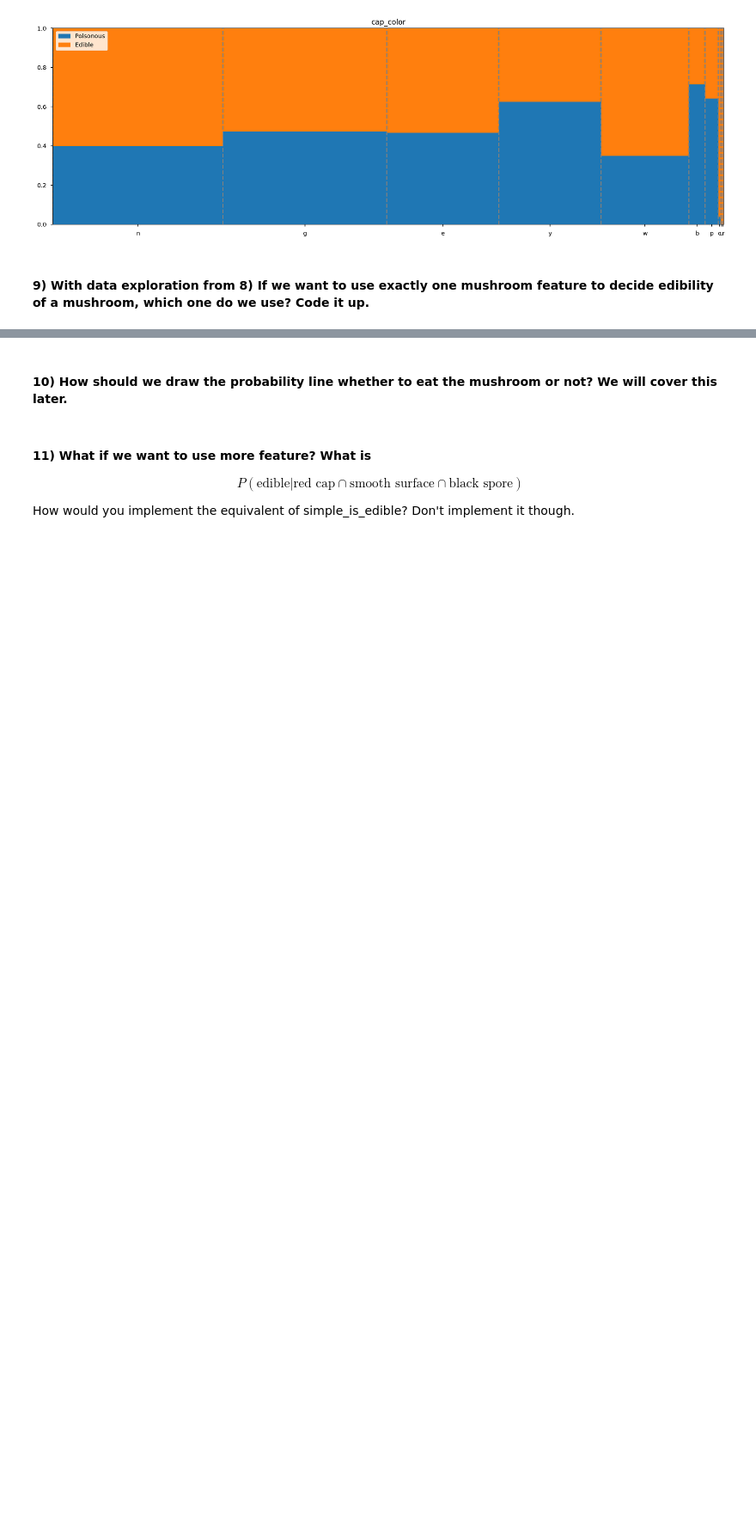
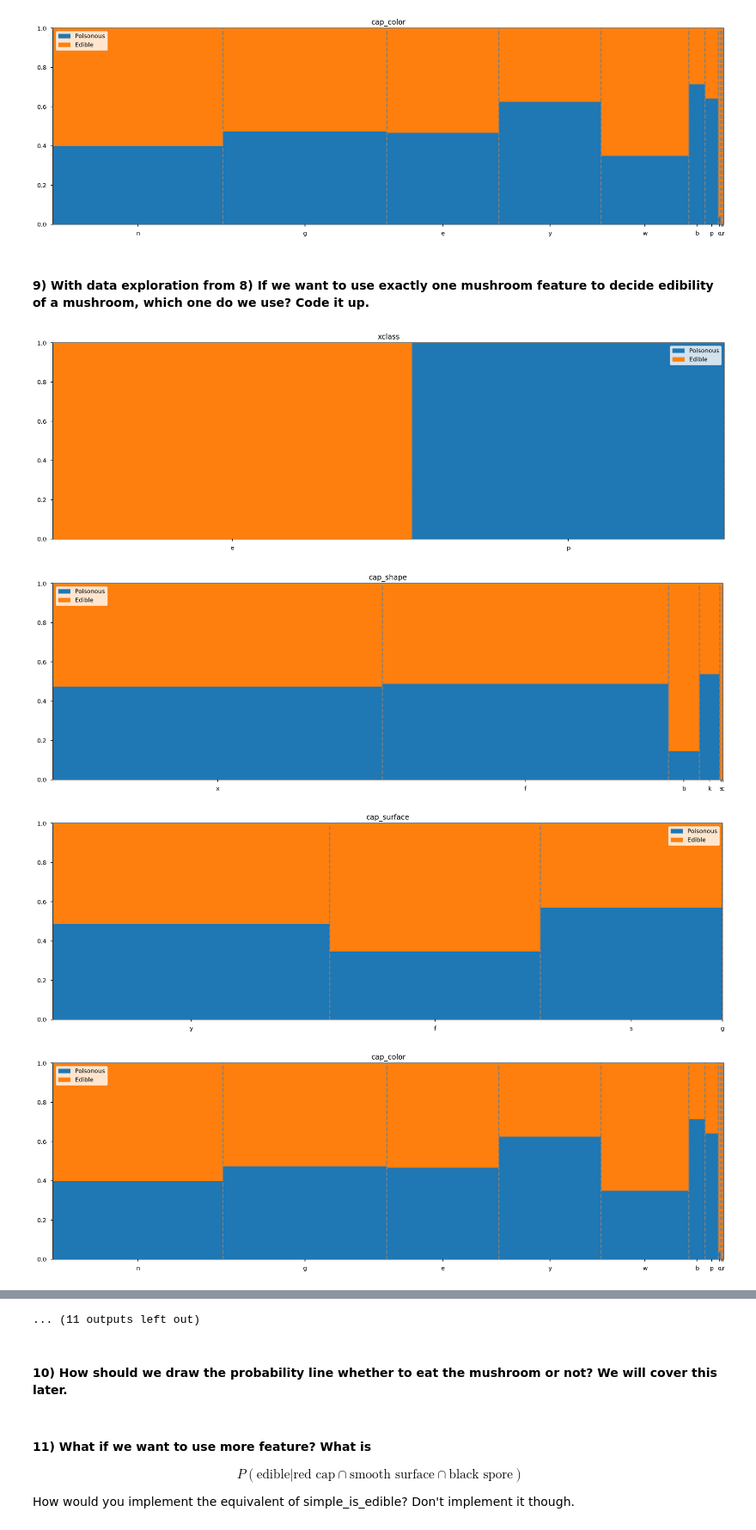
Before and after one commit to muic-pattern-rekt-2018/Exercise1-Bayes, a Jupyter notebook: Exercise01-Bayes.ipynb, the cells around one changed output, grey strips where cells are left out. Shown: that part at 86% size. Saved outputs shown, nothing was run; the diff lists cells and outputs as text; code cells hidden in the pictures; blank space fills up the shorter version.

```diff
--- a/Exercise01-Bayes.ipynb
+++ b/Exercise01-Bayes.ipynb
@@ -199,3 +199,14 @@ prekt.mushroom_plot(df.cap_color, df.xclass, legend_map={'p': 'Poisonous', 'e':
 [figure]
 # %% [markdown]
 #### 9) With data exploration from 8) If we want to use exactly one mushroom feature to decide edibility of a mushroom, which one do we use? Code it up.
+# %%
+for col in df.columns:
+    prekt.mushroom_plot(df[col],
+                        df.xclass,
+                        legend_map={'p': 'Poisonous', 'e': 'Edible'})
+    plt.title(col)
+# %% [output]
+[figure, added]
+[figure, added]
+[figure, added]
+[figure, added]
@@ -202,3 +221,4 @@ prekt.mushroom_plot(df.cap_color, df.xclass, legend_map={'p': 'Poisonous', 'e':
+... (11 outputs left out)
 # %%
 #def simple_is_edible(mushroom):
     # mushroom should be stuff you get from df.itertuple
```
Also changed, not shown: parts of 1 cell of this notebook.
